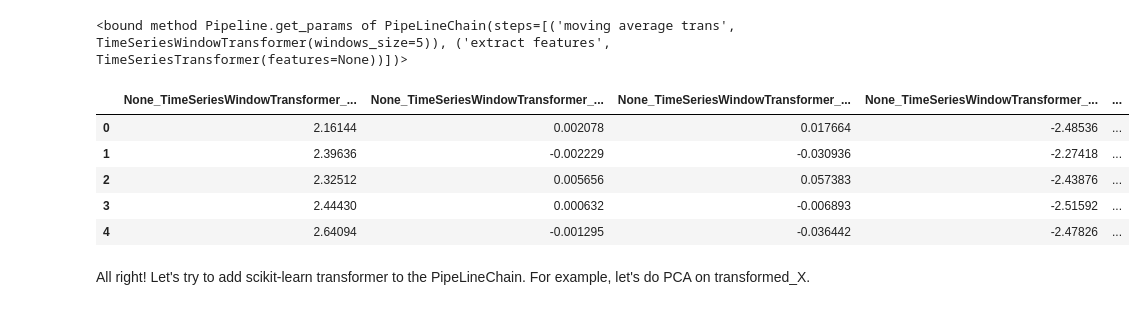
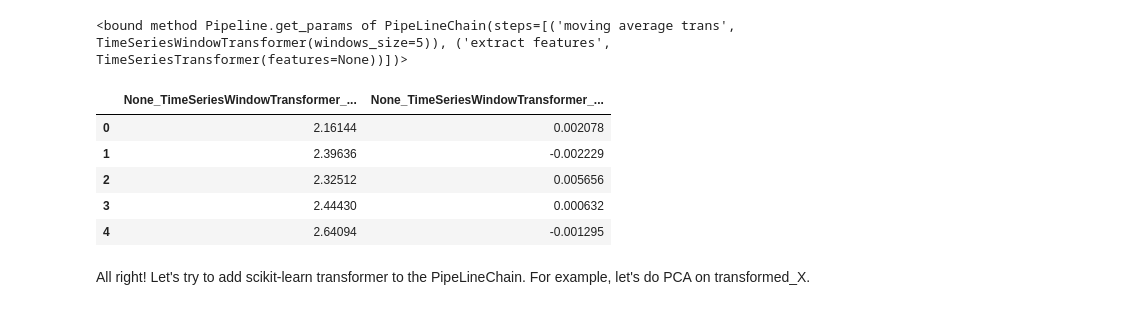
Before and after one commit to alan-turing-institute/xpandas, a Jupyter notebook: examples/ExampleUsage.ipynb, the cells around one changed output. Drawn from its saved outputs; the diff is of its cells as text; code cells hidden in the pictures.

```diff
--- a/examples/ExampleUsage.ipynb
+++ b/examples/ExampleUsage.ipynb
@@ -305,14 +304,14 @@ chain.get_params
 # %%
 transformed_X = chain.transform(X)
 # %%
-transformed_X.head()
+transformed_X.head().iloc[:, :2]
 # %% [output]
-|  | None_TimeSeriesWindowTransformer_... | None_TimeSeriesWindowTransformer_... | None_TimeSeriesWindowTransformer_... | None_TimeSeriesWindowTransformer_... | ... |
-| 0 | 2.16144 | 0.002078 | 0.017664 | -2.48536 | ... |
-| 1 | 2.39636 | -0.002229 | -0.030936 | -2.27418 | ... |
-| 2 | 2.32512 | 0.005656 | 0.057383 | -2.43876 | ... |
-| 3 | 2.44430 | 0.000632 | -0.006893 | -2.51592 | ... |
-| 4 | 2.64094 | -0.001295 | -0.036442 | -2.47826 | ... |
+|  | None_TimeSeriesWindowTransformer_... | None_TimeSeriesWindowTransformer_... |
+| 0 | 2.16144 | 0.002078 |
+| 1 | 2.39636 | -0.002229 |
+| 2 | 2.32512 | 0.005656 |
+| 3 | 2.44430 | 0.000632 |
+| 4 | 2.64094 | -0.001295 |
 # %% [markdown]
 All right! Let's try to add scikit-learn transformer to the PipeLineChain. For example, let's do PCA on transformed_X.
 # %%
```
Also changed, not shown: parts of 7 cells of this notebook, 4 other files.
